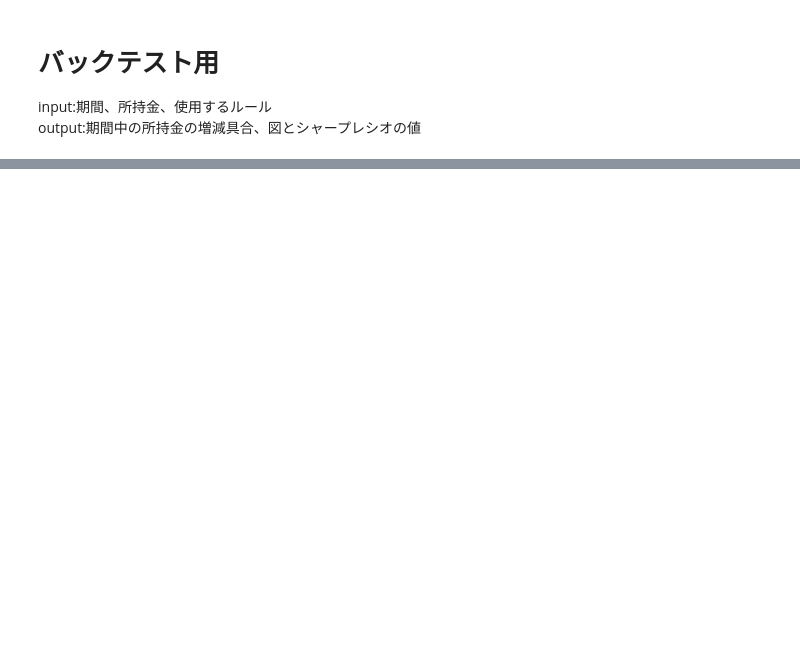
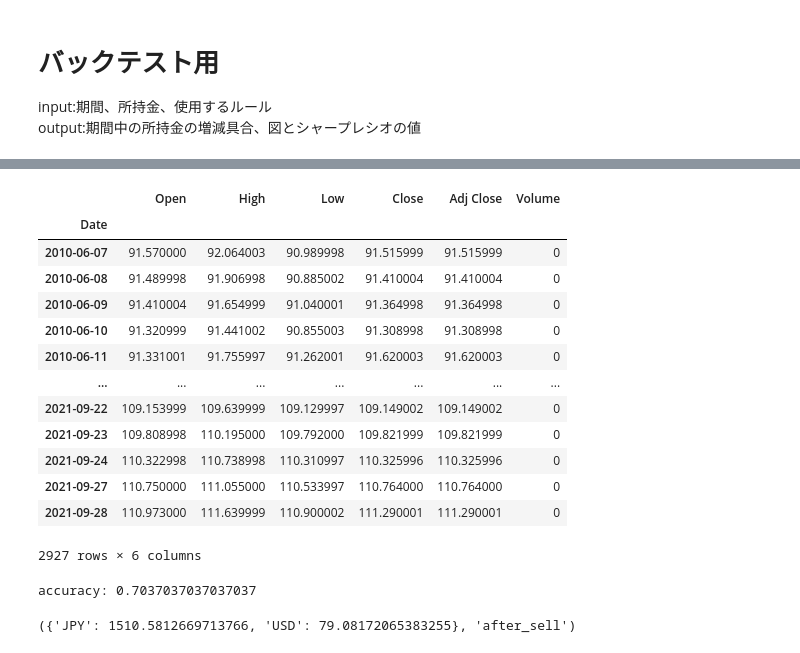
Before and after one commit to arenzero/fx_trade, a Jupyter notebook: back_test/back_test.ipynb, the cells around one changed output, grey strips where cells are left out. Drawn from its saved outputs; the diff is of its cells as text; code cells hidden in the pictures; blank space fills up the shorter version.

```diff
--- a/back_test/back_test.ipynb
+++ b/back_test/back_test.ipynb
@@ -134,0 +141,22 @@ ret/risk
+# %%
+jpy_usd
+# %% [output]
+|  | Open | High | Low | Close | Adj Close | Volume |
+| Date |  |  |  |  |  |  |
+| 2010-06-07 | 91.570000 | 92.064003 | 90.989998 | 91.515999 | 91.515999 | 0 |
+| 2010-06-08 | 91.489998 | 91.906998 | 90.885002 | 91.410004 | 91.410004 | 0 |
+| 2010-06-09 | 91.410004 | 91.654999 | 91.040001 | 91.364998 | 91.364998 | 0 |
+| 2010-06-10 | 91.320999 | 91.441002 | 90.855003 | 91.308998 | 91.308998 | 0 |
+| 2010-06-11 | 91.331001 | 91.755997 | 91.262001 | 91.620003 | 91.620003 | 0 |
+| ... | ... | ... | ... | ... | ... | ... |
+| 2021-09-22 | 109.153999 | 109.639999 | 109.129997 | 109.149002 | 109.149002 | 0 |
+| 2021-09-23 | 109.808998 | 110.195000 | 109.792000 | 109.821999 | 109.821999 | 0 |
+| 2021-09-24 | 110.322998 | 110.738998 | 110.310997 | 110.325996 | 110.325996 | 0 |
+| 2021-09-27 | 110.750000 | 111.055000 | 110.533997 | 110.764000 | 110.764000 | 0 |
+| 2021-09-28 | 110.973000 | 111.639999 | 110.900002 | 111.290001 | 111.290001 | 0 |
+2927 rows × 6 columns
+# %%
+_,flag = trade(current_day=current_day,posses=posses,df=jpy_usd)
+# %% [output]
+accuracy: 0.7037037037037037
+({'JPY': 1510.5812669713766, 'USD': 79.08172065383255}, 'after_sell')
```
Also changed, not shown: parts of 11 cells of this notebook, 2 other files.
